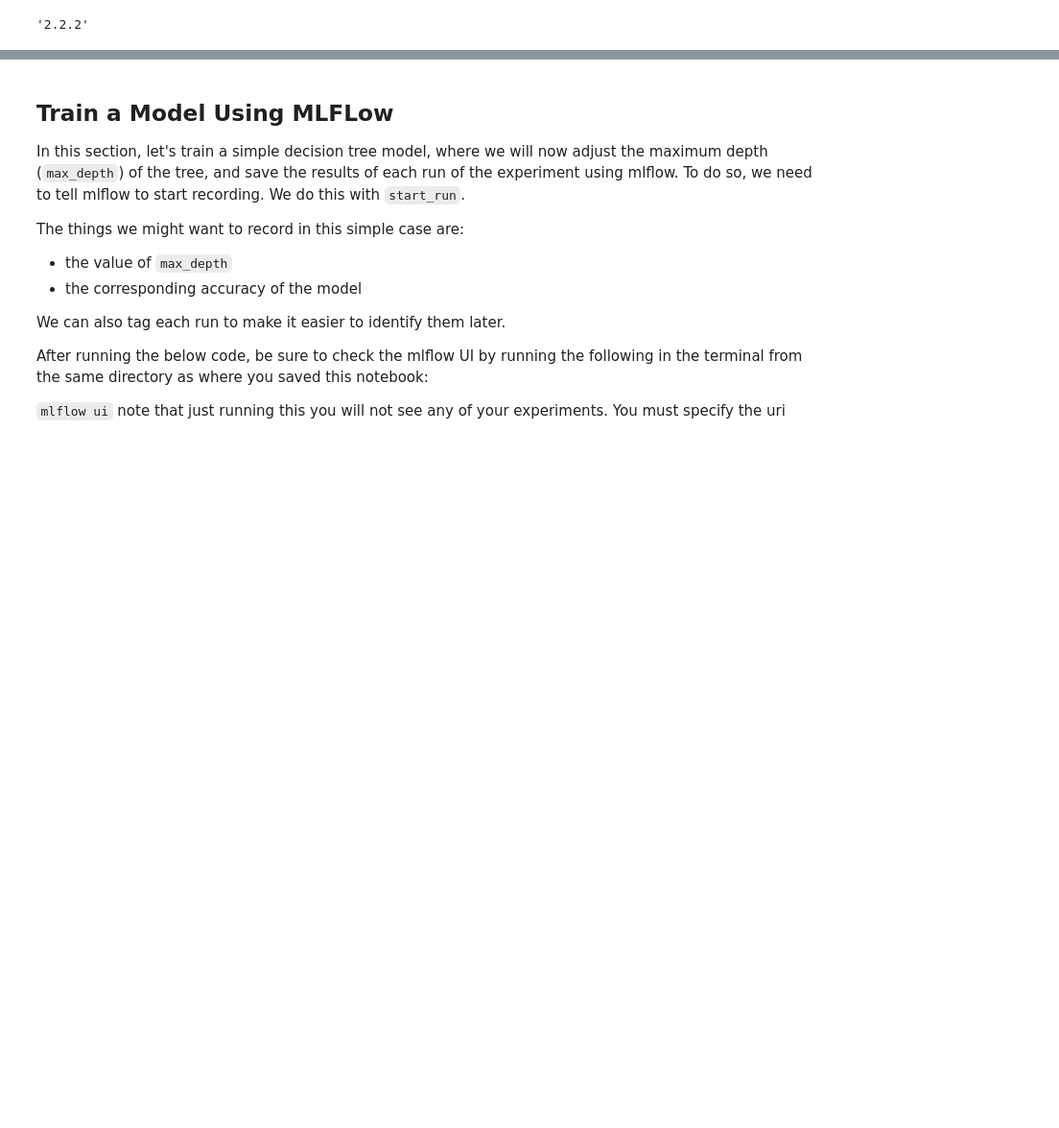
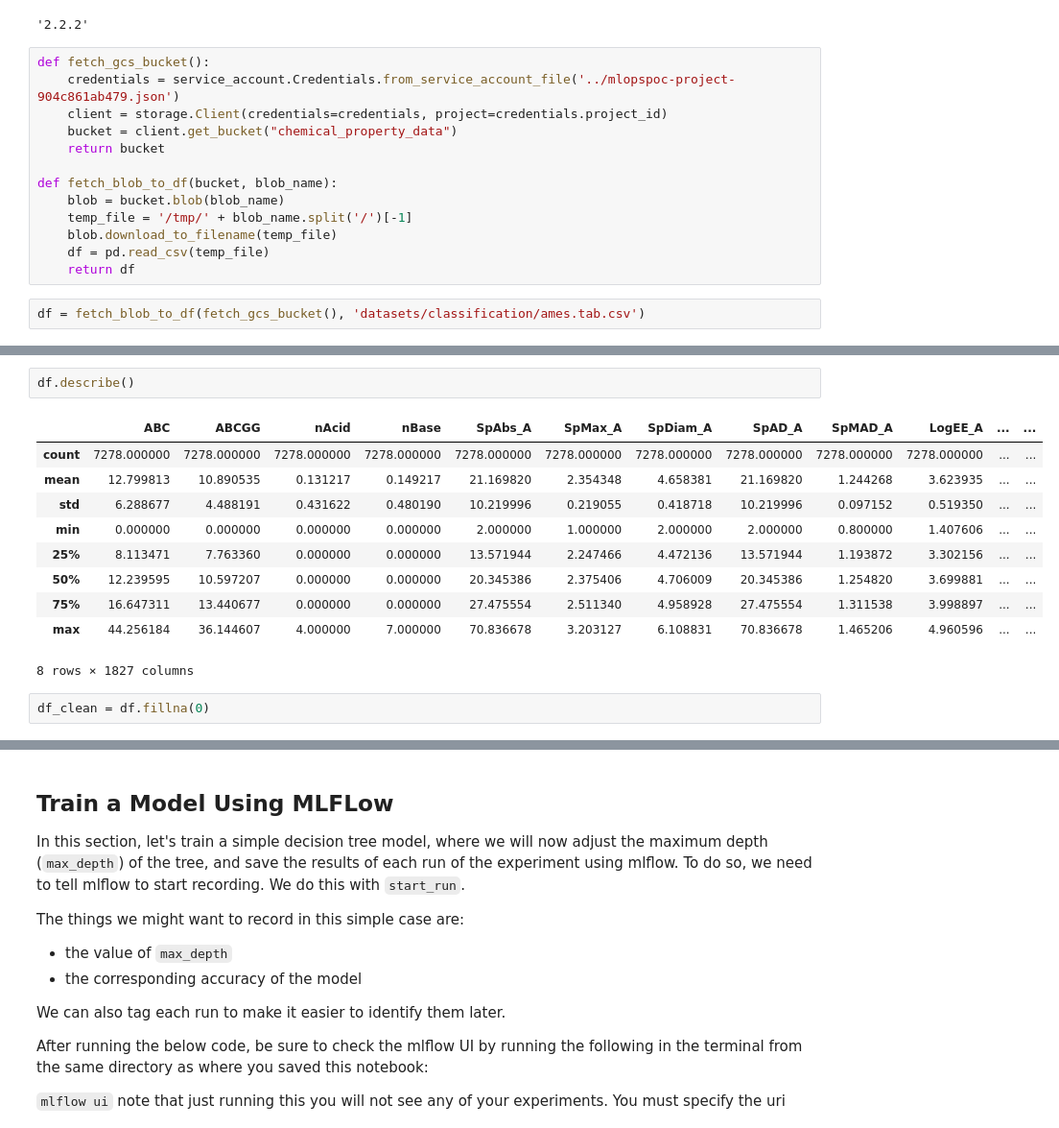
Before and after one commit to leosv123/MLops_POC, a Jupyter notebook: notebooks/experiment_tracking_comparisons.ipynb, the cells around one changed output, grey strips where cells are left out. Shown: that part at 96% size. Cells and saved outputs as stored; diff of their text form; blank space fills up the shorter version.

```diff
--- a/notebooks/experiment_tracking_comparisons.ipynb
+++ b/notebooks/experiment_tracking_comparisons.ipynb
@@ -24,3 +29,18 @@ If you've already created an experiment previously that you'd like to use, you c
 mlflow.__version__
 # %% [output]
 '2.2.2'
+# %%
+def fetch_gcs_bucket():
+    credentials = service_account.Credentials.from_service_account_file('../mlopspoc-project-904c861ab479.json')
+    client = storage.Client(credentials=credentials, project=credentials.project_id)
+    bucket = client.get_bucket("chemical_property_data")
+    return bucket
+
+def fetch_blob_to_df(bucket, blob_name):
+    blob = bucket.blob(blob_name)
+    temp_file = '/tmp/' + blob_name.split('/')[-1]
+    blob.download_to_filename(temp_file)
+    df = pd.read_csv(temp_file)
+    return df
+# %%
+df = fetch_blob_to_df(fetch_gcs_bucket(), 'datasets/classification/ames.tab.csv')
@@ -70,0 +66,15 @@ accuracy_score(y, dt.predict(df_wine))
+# %%
+df.describe()
+# %% [output]
+|  | ABC | ABCGG | nAcid | nBase | SpAbs_A | SpMax_A | SpDiam_A | SpAD_A | SpMAD_A | LogEE_A | ... | ... |
+| count | 7278.000000 | 7278.000000 | 7278.000000 | 7278.000000 | 7278.000000 | 7278.000000 | 7278.000000 | 7278.000000 | 7278.000000 | 7278.000000 | ... | ... |
+| mean | 12.799813 | 10.890535 | 0.131217 | 0.149217 | 21.169820 | 2.354348 | 4.658381 | 21.169820 | 1.244268 | 3.623935 | ... | ... |
+| std | 6.288677 | 4.488191 | 0.431622 | 0.480190 | 10.219996 | 0.219055 | 0.418718 | 10.219996 | 0.097152 | 0.519350 | ... | ... |
+| min | 0.000000 | 0.000000 | 0.000000 | 0.000000 | 2.000000 | 1.000000 | 2.000000 | 2.000000 | 0.800000 | 1.407606 | ... | ... |
+| 25% | 8.113471 | 7.763360 | 0.000000 | 0.000000 | 13.571944 | 2.247466 | 4.472136 | 13.571944 | 1.193872 | 3.302156 | ... | ... |
+| 50% | 12.239595 | 10.597207 | 0.000000 | 0.000000 | 20.345386 | 2.375406 | 4.706009 | 20.345386 | 1.254820 | 3.699881 | ... | ... |
+| 75% | 16.647311 | 13.440677 | 0.000000 | 0.000000 | 27.475554 | 2.511340 | 4.958928 | 27.475554 | 1.311538 | 3.998897 | ... | ... |
+| max | 44.256184 | 36.144607 | 4.000000 | 7.000000 | 70.836678 | 3.203127 | 6.108831 | 70.836678 | 1.465206 | 4.960596 | ... | ... |
+8 rows × 1827 columns
+# %%
+df_clean = df.fillna(0)
```
Also changed, not shown: parts of 24 cells of this notebook, 2 other files.
